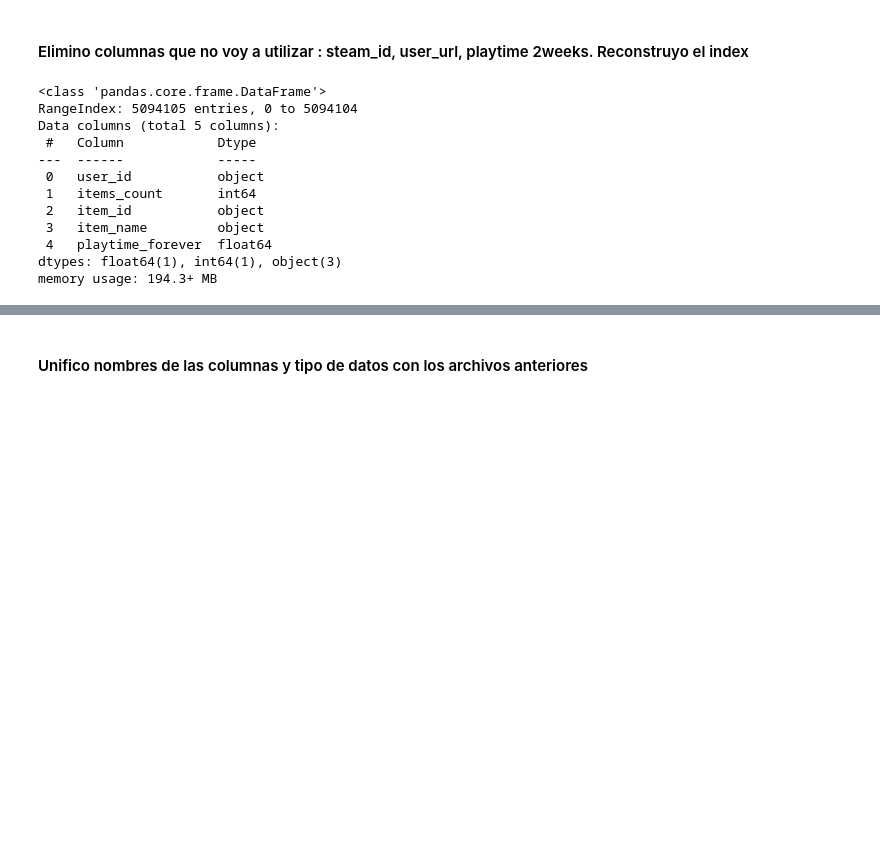
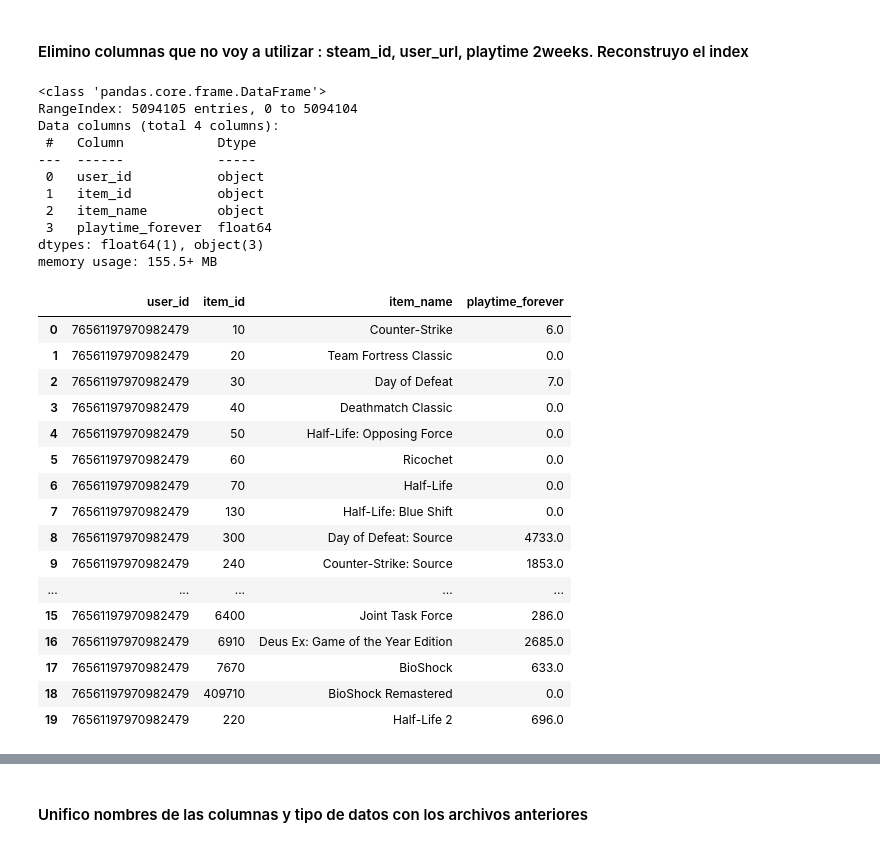
Before and after one commit to anapmaya/PI1_Henry_MLOPS, a Jupyter notebook: ETL.ipynb, the cells around one changed output, grey strips where cells are left out. Cells and saved outputs as stored; diff of their text form; code cells hidden in the pictures; blank space fills up the shorter version.

```diff
--- a/ETL.ipynb
+++ b/ETL.ipynb
@@ -1053,22 +1069,41 @@ df_items2=df_items.copy()
 # %% [markdown]
 #### Elimino columnas que no voy a utilizar : steam_id, user_url, playtime 2weeks. Reconstruyo el index
 # %%
-df_items2=df_items2.drop(columns=["steam_id", "user_url", "playtime_2weeks"])
+df_items2=df_items2.drop(columns=["steam_id", "user_url", "playtime_2weeks", "items_count"])
 df_items2.reset_index(inplace=True, drop=True)
 df_items2.info()
 # %% [output]
 <class 'pandas.core.frame.DataFrame'>
 RangeIndex: 5094105 entries, 0 to 5094104
-Data columns (total 5 columns):
+Data columns (total 4 columns):
  #   Column            Dtype
 ---  ------            -----
  0   user_id           object
- 1   items_count       int64
- 2   item_id           object
- 3   item_name         object
- 4   playtime_forever  float64
-dtypes: float64(1), int64(1), object(3)
-memory usage: 194.3+ MB
+ 1   item_id           object
+ 2   item_name         object
+ 3   playtime_forever  float64
+dtypes: float64(1), object(3)
+memory usage: 155.5+ MB
+# %%
+df_items2.head(20)
+# %% [output]
+|  | user_id | item_id | item_name | playtime_forever |
+| 0 | 76561197970982479 | 10 | Counter-Strike | 6.0 |
+| 1 | 76561197970982479 | 20 | Team Fortress Classic | 0.0 |
+| 2 | 76561197970982479 | 30 | Day of Defeat | 7.0 |
+| 3 | 76561197970982479 | 40 | Deathmatch Classic | 0.0 |
+| 4 | 76561197970982479 | 50 | Half-Life: Opposing Force | 0.0 |
+| 5 | 76561197970982479 | 60 | Ricochet | 0.0 |
+| 6 | 76561197970982479 | 70 | Half-Life | 0.0 |
+| 7 | 76561197970982479 | 130 | Half-Life: Blue Shift | 0.0 |
+| 8 | 76561197970982479 | 300 | Day of Defeat: Source | 4733.0 |
+| 9 | 76561197970982479 | 240 | Counter-Strike: Source | 1853.0 |
+| ... | ... | ... | ... | ... |
+| 15 | 76561197970982479 | 6400 | Joint Task Force | 286.0 |
+| 16 | 76561197970982479 | 6910 | Deus Ex: Game of the Year Edition | 2685.0 |
+| 17 | 76561197970982479 | 7670 | BioShock | 633.0 |
+| 18 | 76561197970982479 | 409710 | BioShock Remastered | 0.0 |
+| 19 | 76561197970982479 | 220 | Half-Life 2 | 696.0 |
 # %%
 df_items2.tail(20)
 # %% [output]
```
Also changed, not shown: parts of 11 cells of this notebook.
